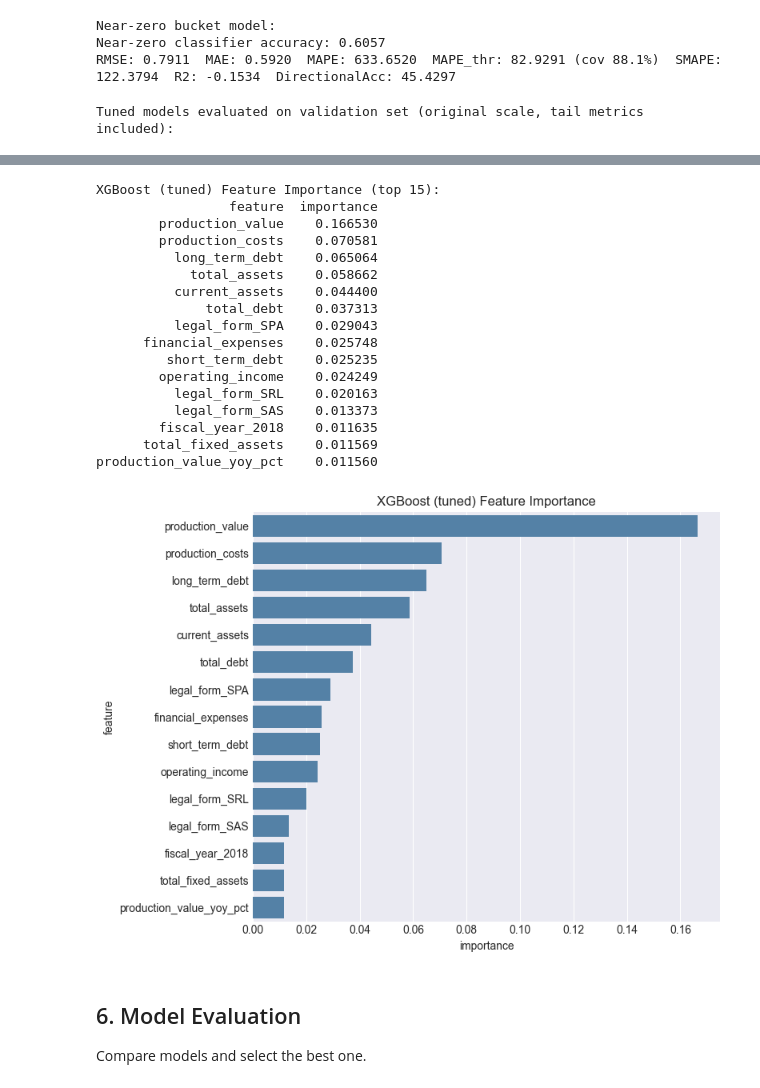
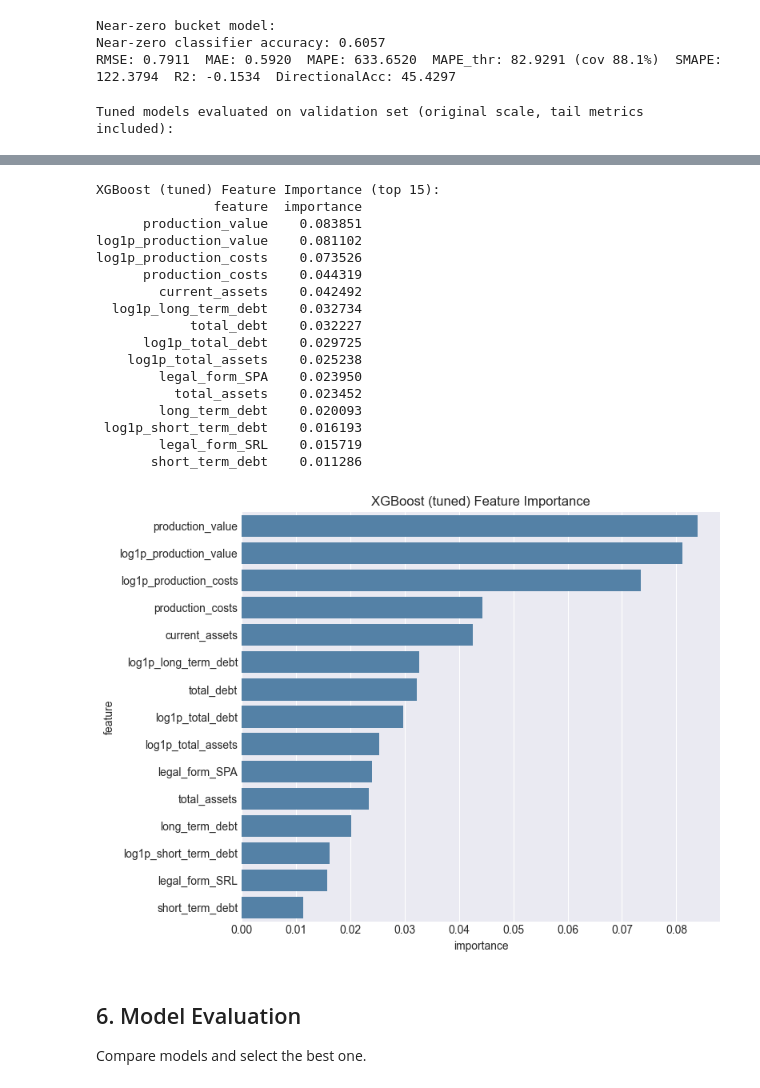
Before and after one commit to KorayAydin3k/Expert_AI_project, a Jupyter notebook: notebook/basarili_rmse.ipynb, the cells around one changed output, grey strips where cells are left out. Saved outputs shown, nothing was run; the diff lists cells and outputs as text; code cells hidden in the pictures.

```diff
--- a/notebook/basarili_rmse.ipynb
+++ b/notebook/basarili_rmse.ipynb
@@ -1656,6 +1674,24 @@ else:
     X_tr_no_nan = np.nan_to_num(X_tr, nan=0.0)
     X_va_no_nan = np.nan_to_num(X_va, nan=0.0)
 
+# Target transform selection
+TARGET_TRANSFORM = globals().get('TARGET_TRANSFORM', 'signed_log')
+
+def transform_target(y_train_clip, y_val_clip, method):
+    if method == 'signed_log':
+        return y_transform(y_train_clip), y_transform(y_val_clip), None
+    if method == 'yeo_johnson':
+        yj = PowerTransformer(method='yeo-johnson', standardize=True)
+        return yj.fit_transform(y_train_clip.to_numpy().reshape(-1,1)).ravel(), yj.transform(y_val_clip.to_numpy().reshape(-1,1)).ravel(), yj
+    return y_train_clip.to_numpy(), y_val_clip.to_numpy(), None
+
+def inverse_target(preds_t, method, yj=None):
+    if method == 'signed_log':
+        return y_inverse(preds_t)
+    if method == 'yeo_johnson' and yj is not None:
+        return yj.inverse_transform(preds_t.reshape(-1,1)).ravel()
+    return preds_t
+
 # Winsorize target (train-only) to stabilize heavy tails
 # Quantile transform features (train-only)
 if isinstance(X_tr_no_nan, pd.DataFrame):
@@ -1674,9 +1710,7 @@ else:
     y_lo, y_hi = None, None
 
 # Transform target
-yj = PowerTransformer(method="yeo-johnson", standardize=True)
-Y_tr_t = yj.fit_transform(y_train_clip.to_numpy().reshape(-1,1)).ravel()
-Y_va_t = yj.transform(y_val_clip.to_numpy().reshape(-1,1)).ravel()
+Y_tr_t, Y_va_t, yj = transform_target(y_train_clip, y_val_clip, TARGET_TRANSFORM)
 
 # Tail-aware sample weights (train only)
 sample_weights = 1.0 / (np.abs(y_train_clip) + 1.0)
@@ -1849,7 +1883,7 @@ def directional_accuracy(y_true, y_pred):
 
 def eval_metrics(model, X, y_true, transformed=True, calibrate=False):
     preds_t = model.predict(X)
-    preds = yj.inverse_transform(preds_t.reshape(-1,1)).ravel() if transformed else preds_t
+    preds = inverse_target(preds_t, TARGET_TRANSFORM, yj) if transformed else preds_t
 
     # optional linear calibration on predictions
     if calibrate:
@@ -1982,21 +2016,21 @@ log1p_production_costs    0.030824
 XGBoost (tuned) Feature Importance (top 15):
-                 feature  importance
-        production_value    0.166530
-        production_costs    0.070581
-          long_term_debt    0.065064
-            total_assets    0.058662
-          current_assets    0.044400
-              total_debt    0.037313
-          legal_form_SPA    0.029043
-      financial_expenses    0.025748
-         short_term_debt    0.025235
-        operating_income    0.024249
-          legal_form_SRL    0.020163
-          legal_form_SAS    0.013373
-        fiscal_year_2018    0.011635
-      total_fixed_assets    0.011569
-production_value_yoy_pct    0.011560
+               feature  importance
+      production_value    0.083851
+log1p_production_value    0.081102
+log1p_production_costs    0.073526
+      production_costs    0.044319
+        current_assets    0.042492
+  log1p_long_term_debt    0.032734
+            total_debt    0.032227
+      log1p_total_debt    0.029725
+    log1p_total_assets    0.025238
+        legal_form_SPA    0.023950
+          total_assets    0.023452
+        long_term_debt    0.020093
+ log1p_short_term_debt    0.016193
+        legal_form_SRL    0.015719
+       short_term_debt    0.011286
-[figure, old version]
+[figure, new version]
 # %% [markdown]
 ## 6. Model Evaluation
 
```
Also changed, not shown: parts of 3 cells of this notebook.
